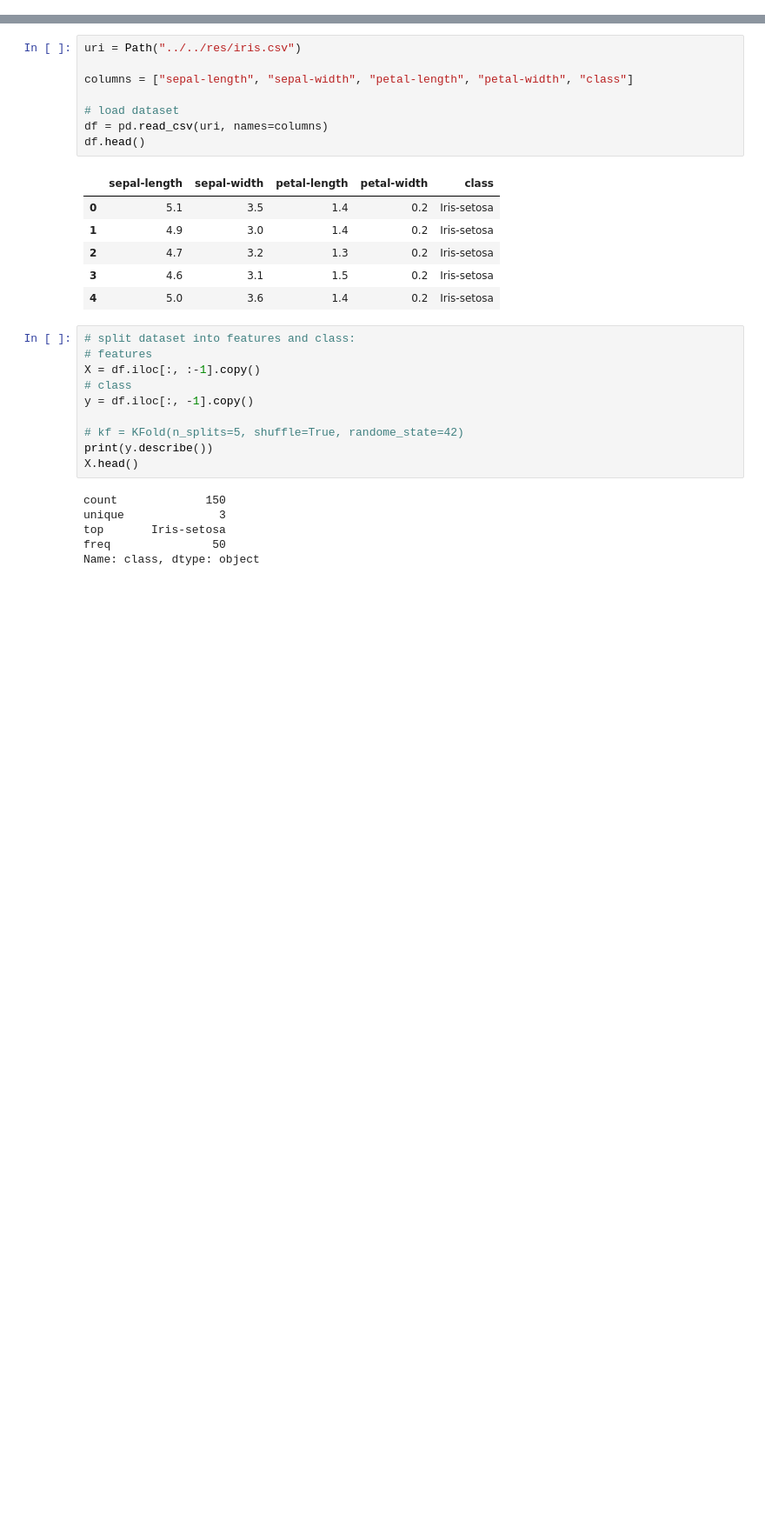
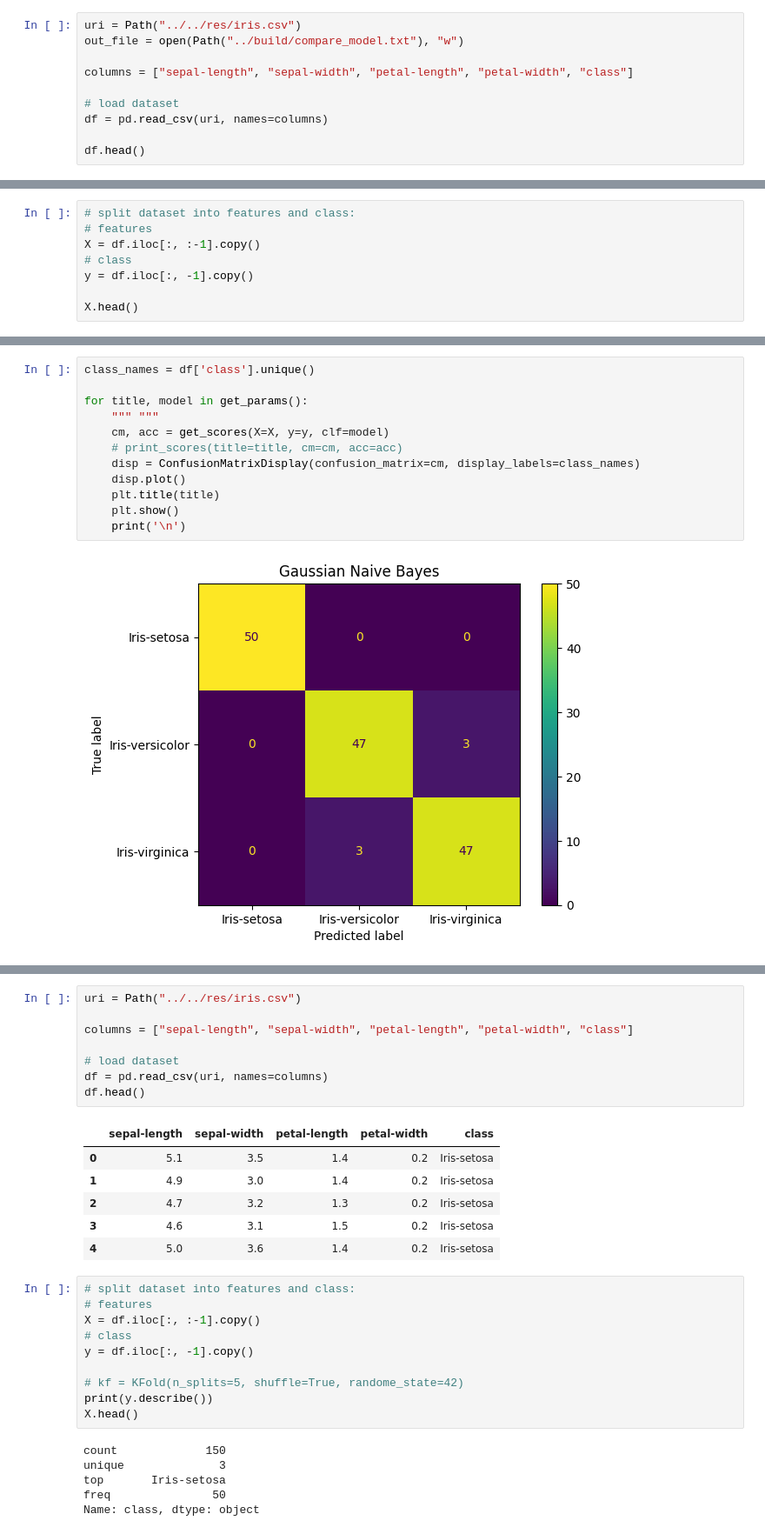
Before and after one commit to yomisosanya/machine-learning-projects, a Jupyter notebook: supervised_learning/src/Compare_MLModels.ipynb, the cells around one changed output, grey strips where cells are left out. Shown at 87% size. Cells and saved outputs as stored; diff of their text form; blank space fills up the shorter version.

Commit message:
confusion matrix added to Compare_MLModels

```diff
--- a/supervised_learning/src/Compare_MLModels.ipynb
+++ b/supervised_learning/src/Compare_MLModels.ipynb
@@ -51,0 +47,10 @@ for title, model in get_params():
+# %%
+uri = Path("../../res/iris.csv")
+out_file = open(Path("../build/compare_model.txt"), "w")
+
+columns = ["sepal-length", "sepal-width", "petal-length", "petal-width", "class"]
+
+# load dataset
+df = pd.read_csv(uri, names=columns)
+
+df.head()
@@ -51,0 +64,8 @@ for title, model in get_params():
+# %%
+# split dataset into features and class:
+# features
+X = df.iloc[:, :-1].copy()
+# class
+y = df.iloc[:, -1].copy()
+
+X.head()
@@ -51,0 +102,14 @@ for title, model in get_params():
+# %%
+class_names = df['class'].unique()
+
+for title, model in get_params():
+    """ """
+    cm, acc = get_scores(X=X, y=y, clf=model)
+    # print_scores(title=title, cm=cm, acc=acc)
+    disp = ConfusionMatrixDisplay(confusion_matrix=cm, display_labels=class_names)
+    disp.plot()
+    plt.title(title)
+    plt.show()
+    print('\n')
+# %% [output]
+[figure, added]
```
Also changed, not shown: parts of 6 cells of this notebook.
